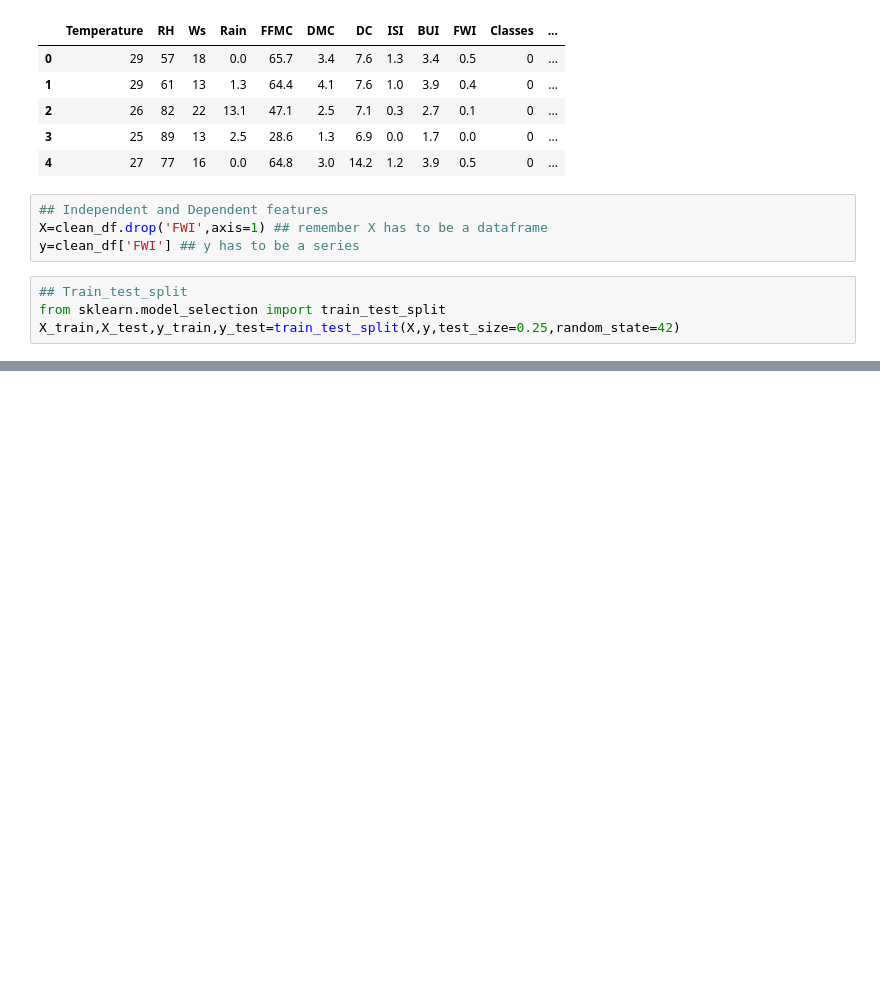
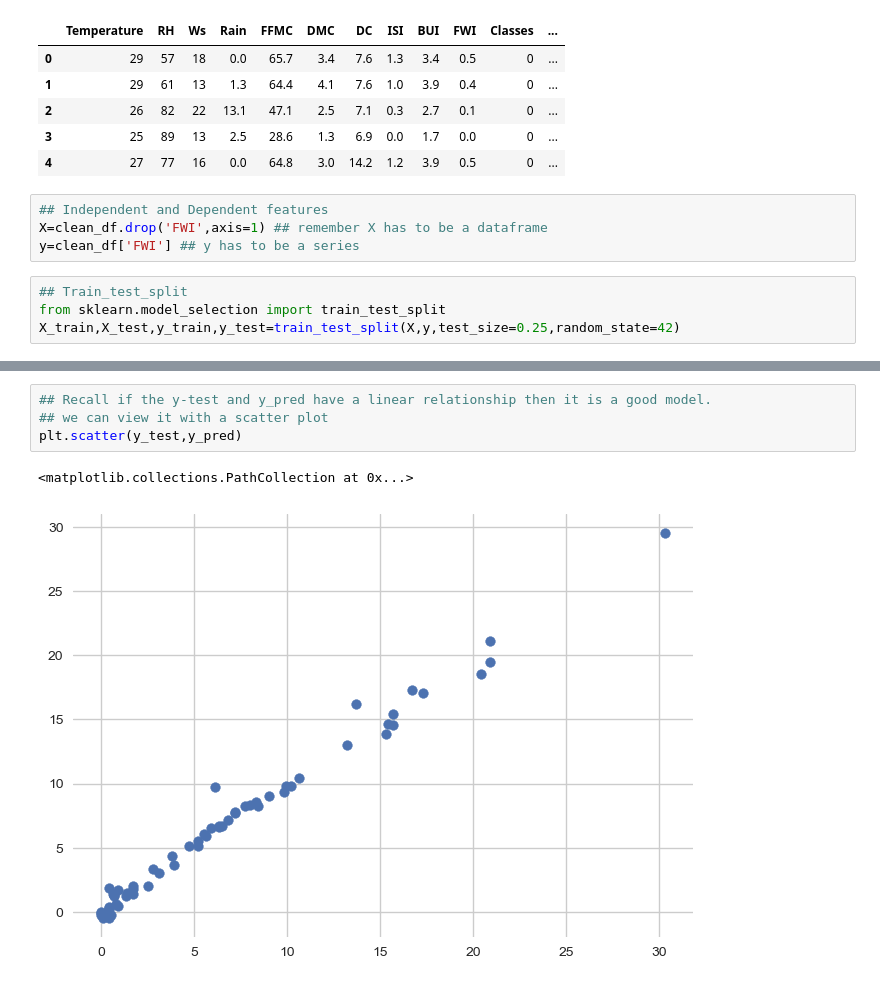
Before and after one commit to Udeani4/Machine-Learning-Course, a Jupyter notebook: machine_learning_2.ipynb, the cells around one changed output, grey strips where cells are left out. Drawn from its saved outputs; the diff is of its cells as text; blank space fills up the shorter version.

```diff
--- a/machine_learning_2.ipynb
+++ b/machine_learning_2.ipynb
@@ -1258,0 +1338,7 @@ sns.heatmap(corr,annot=True)
+# %%
+## Recall if the y-test and y_pred have a linear relationship then it is a good model.
+## we can view it with a scatter plot
+plt.scatter(y_test,y_pred)
+# %% [output]
+<matplotlib.collections.PathCollection at 0x...>
+[figure, added]
```
Also changed, not shown: parts of 80 cells of this notebook, 1 other file.
